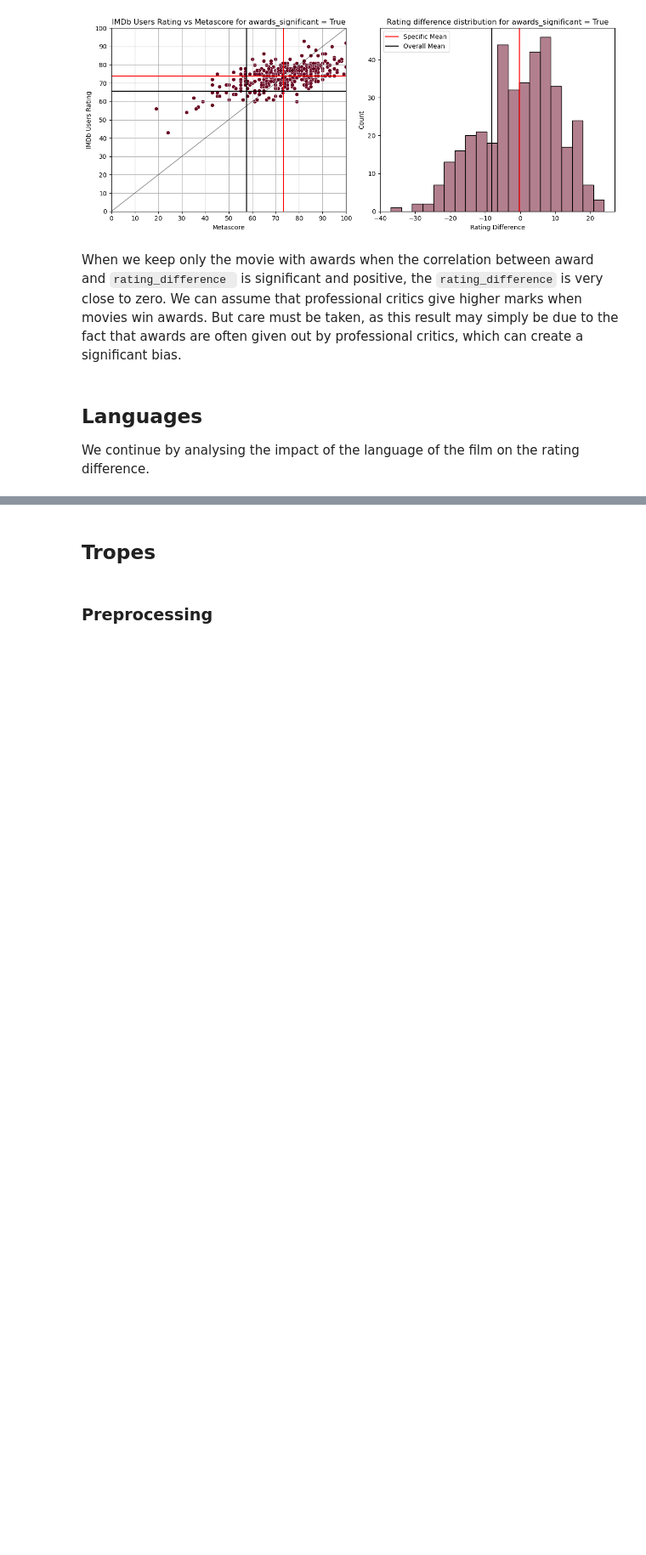
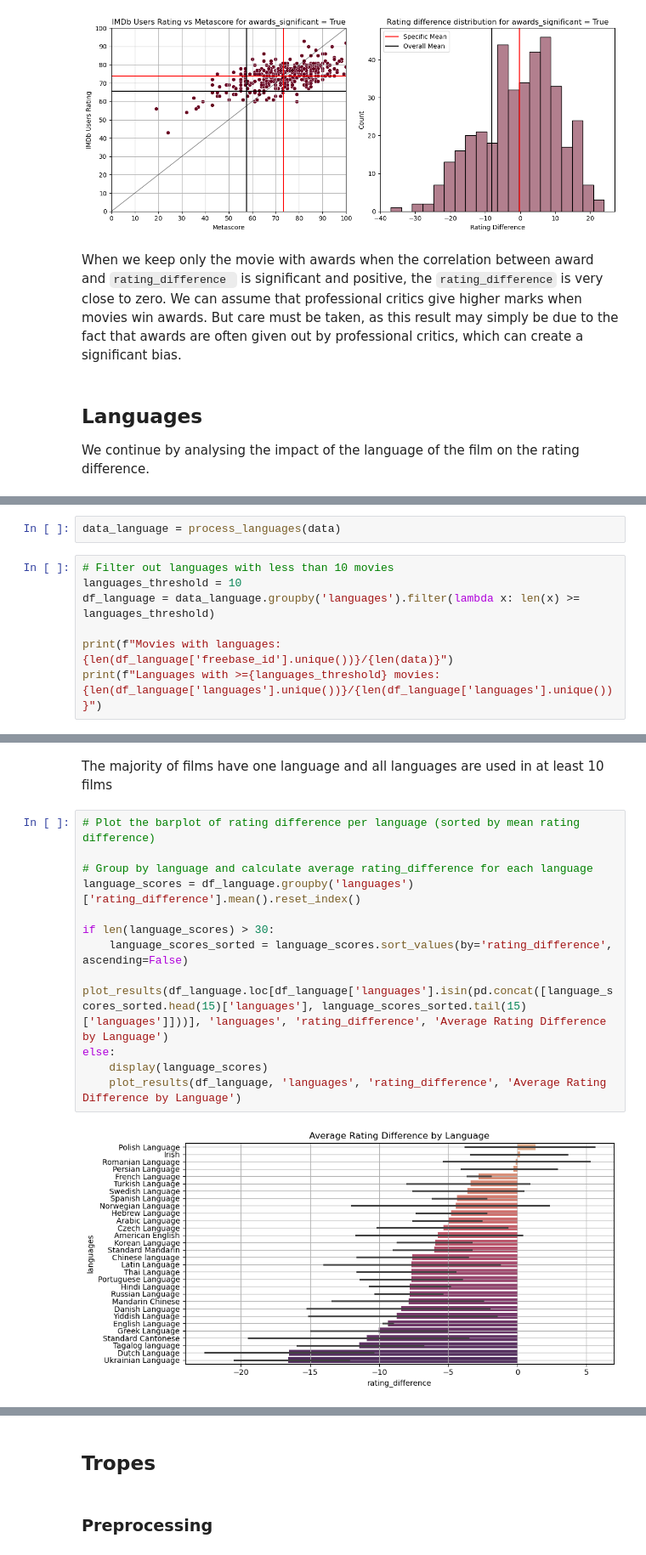
Before and after one commit to epfl-ada/ada-2023-project-radatouille, a Jupyter notebook: milestone_3.ipynb, the cells around one changed output, grey strips where cells are left out. Shown at 85% size. Cells and saved outputs as stored; diff of their text form; blank space fills up the shorter version.

Commit message:
Add languages code + comment

```diff
--- a/milestone_3.ipynb
+++ b/milestone_3.ipynb
@@ -1897,0 +1913,9 @@ We continue by analysing the impact of the language of the film on the rating di
+# %%
+data_language = process_languages(data)
+# %%
+# Filter out languages with less than 10 movies
+languages_threshold = 10
+df_language = data_language.groupby('languages').filter(lambda x: len(x) >= languages_threshold)
+
+print(f"Movies with languages: {len(df_language['freebase_id'].unique())}/{len(data)}")
+print(f"Languages with >={languages_threshold} movies: {len(df_language['languages'].unique())}/{len(df_language['languages'].unique())}")
@@ -1897,0 +1928,16 @@ We continue by analysing the impact of the language of the film on the rating di
+# %% [markdown]
+The majority of films have one language and all languages are used in at least 10 films
+# %%
+# Plot the barplot of rating difference per language (sorted by mean rating difference)
+
+# Group by language and calculate average rating_difference for each language
+language_scores = df_language.groupby('languages')['rating_difference'].mean().reset_index()
+
+if len(language_scores) > 30:
+    language_scores_sorted = language_scores.sort_values(by='rating_difference', ascending=False)
+    plot_results(df_language.loc[df_language['languages'].isin(pd.concat([language_scores_sorted.head(15)['languages'], language_scores_sorted.tail(15)['languages']]))], 'languages', 'rating_difference', 'Average Rating Difference by Language')
+else:
+    display(language_scores)
+    plot_results(df_language, 'languages', 'rating_difference', 'Average Rating Difference by Language')
+# %% [output]
+[figure, added]
```
Also changed, not shown: parts of 18 cells of this notebook, 1 other file.
